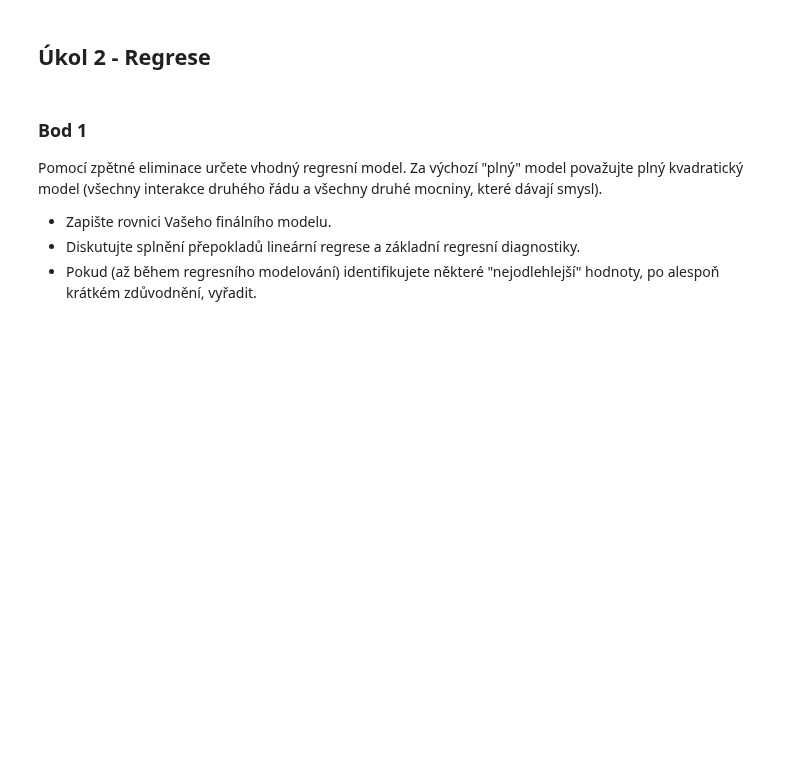
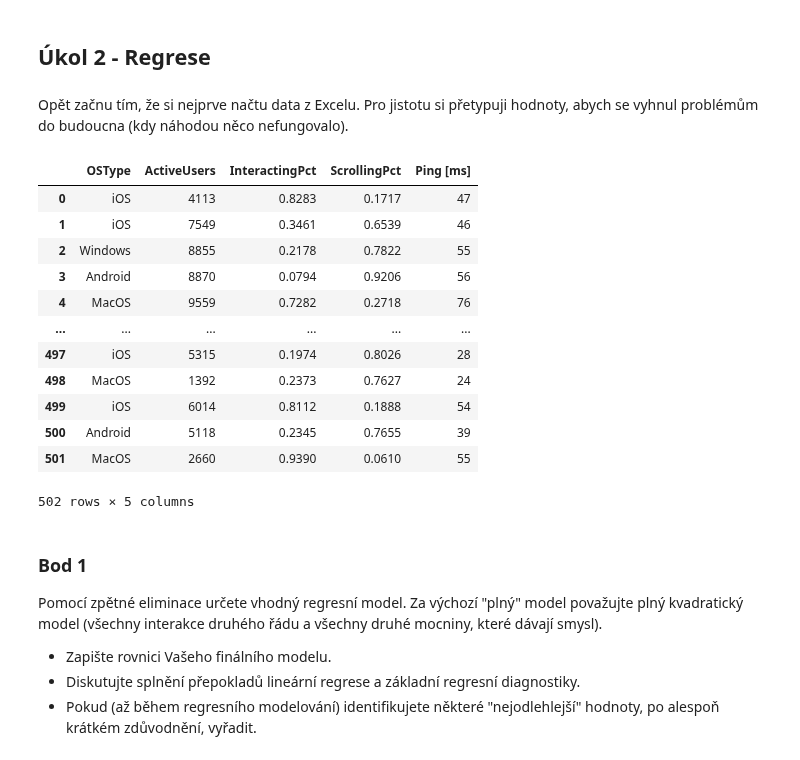
Before and after one commit to MOONYROS/VUT-MSP-projects, a Jupyter notebook: proj2/proj2.ipynb, the cells around one changed output. Cells and saved outputs as stored; diff of their text form; code cells hidden in the pictures; blank space fills up the shorter version.

```diff
--- a/proj2/proj2.ipynb
+++ b/proj2/proj2.ipynb
@@ -191,6 +193,34 @@ Zkuste nějak slovně charakterizovat/popsat fungování doby zaměstnání v ob
 **TODO**
 # %% [markdown]
 ## Úkol 2 - Regrese
+# %% [markdown]
+Opět začnu tím, že si nejprve načtu data z Excelu. Pro jistotu si přetypuji hodnoty, abych se vyhnul problémům do budoucna (kdy náhodou něco nefungovalo).
+# %%
+file_path = 'Data_2024.xlsx'
+sheet_name = 'Data_regrese'
+
+df = pd.read_excel(file_path, sheet_name=sheet_name)
+
+df['OSType'] = df['OSType'].astype('category')
+
+columns_to_numeric = ['ActiveUsers', 'InteractingPct', 'ScrollingPct', 'Ping [ms]']
+df[columns_to_numeric] = df[columns_to_numeric].apply(pd.to_numeric, errors='coerce')
+
+df
+# %% [output]
+|  | OSType | ActiveUsers | InteractingPct | ScrollingPct | Ping [ms] |
+| 0 | iOS | 4113 | 0.8283 | 0.1717 | 47 |
+| 1 | iOS | 7549 | 0.3461 | 0.6539 | 46 |
+| 2 | Windows | 8855 | 0.2178 | 0.7822 | 55 |
+| 3 | Android | 8870 | 0.0794 | 0.9206 | 56 |
+| 4 | MacOS | 9559 | 0.7282 | 0.2718 | 76 |
+| ... | ... | ... | ... | ... | ... |
+| 497 | iOS | 5315 | 0.1974 | 0.8026 | 28 |
+| 498 | MacOS | 1392 | 0.2373 | 0.7627 | 24 |
+| 499 | iOS | 6014 | 0.8112 | 0.1888 | 54 |
+| 500 | Android | 5118 | 0.2345 | 0.7655 | 39 |
+| 501 | MacOS | 2660 | 0.9390 | 0.0610 | 55 |
+502 rows × 5 columns
 # %% [markdown]
 ### Bod 1
 
```
Also changed, not shown: parts of 4 cells of this notebook.
